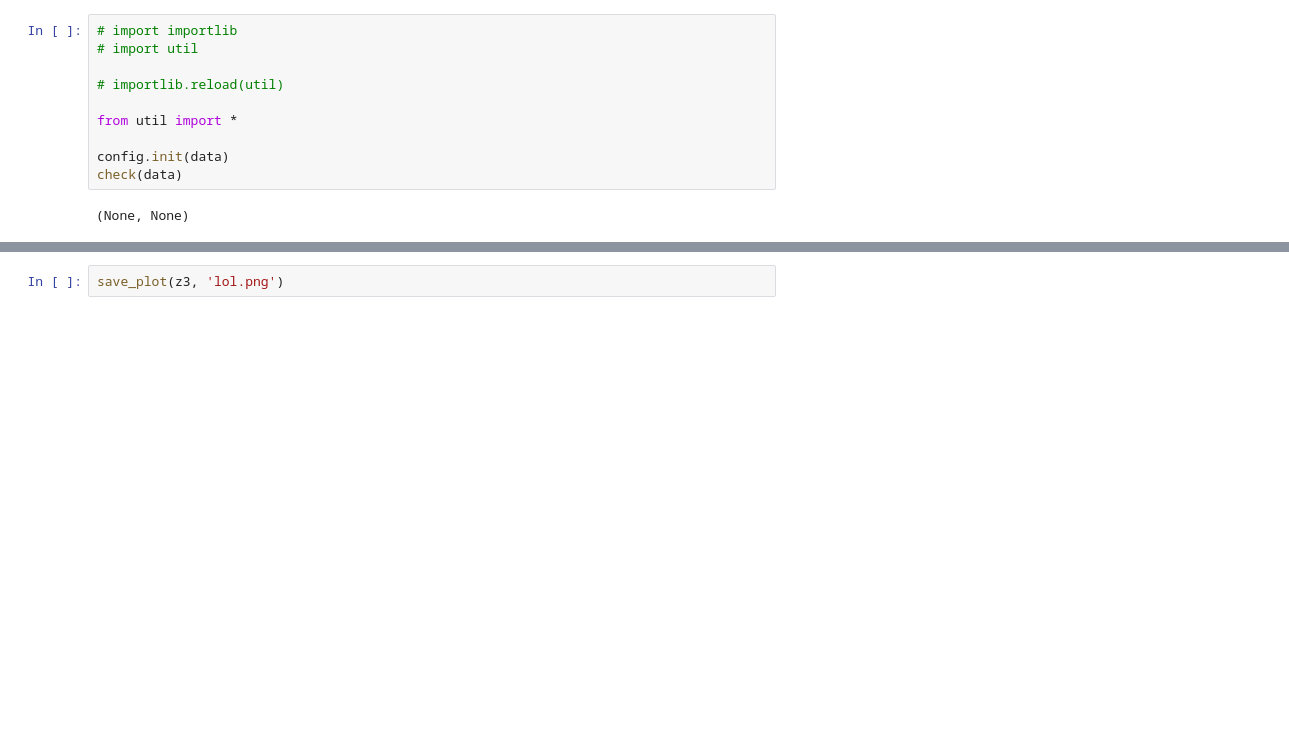
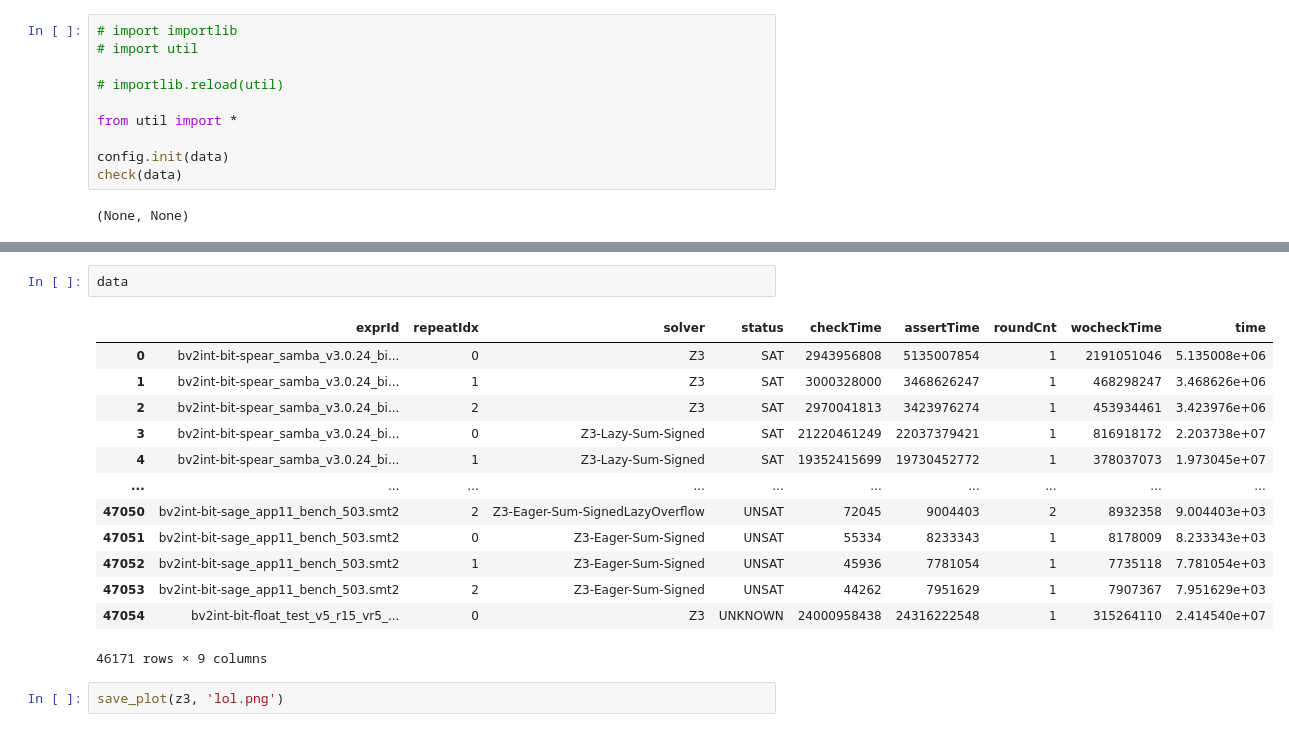
Before and after one commit to Bupaheh/bv2int-jupyter, a Jupyter notebook: benchmarkRes.ipynb, the cells around one changed output, grey strips where cells are left out. Drawn from its saved outputs; the diff is of its cells as text; blank space fills up the shorter version.

```diff
--- a/benchmarkRes.ipynb
+++ b/benchmarkRes.ipynb
@@ -187,3 +201,19 @@ data.drop_duplicates(['solver', 'exprId']).groupby('solver')['status'].apply(lam
+# %%
+data
+# %% [output]
+|  | exprId | repeatIdx | solver | status | checkTime | assertTime | roundCnt | wocheckTime | time |
+| 0 | bv2int-bit-spear_samba_v3.0.24_bi... | 0 | Z3 | SAT | 2943956808 | 5135007854 | 1 | 2191051046 | 5.135008e+06 |
+| 1 | bv2int-bit-spear_samba_v3.0.24_bi... | 1 | Z3 | SAT | 3000328000 | 3468626247 | 1 | 468298247 | 3.468626e+06 |
+| 2 | bv2int-bit-spear_samba_v3.0.24_bi... | 2 | Z3 | SAT | 2970041813 | 3423976274 | 1 | 453934461 | 3.423976e+06 |
+| 3 | bv2int-bit-spear_samba_v3.0.24_bi... | 0 | Z3-Lazy-Sum-Signed | SAT | 21220461249 | 22037379421 | 1 | 816918172 | 2.203738e+07 |
+| 4 | bv2int-bit-spear_samba_v3.0.24_bi... | 1 | Z3-Lazy-Sum-Signed | SAT | 19352415699 | 19730452772 | 1 | 378037073 | 1.973045e+07 |
+| ... | ... | ... | ... | ... | ... | ... | ... | ... | ... |
+| 47050 | bv2int-bit-sage_app11_bench_503.smt2 | 2 | Z3-Eager-Sum-SignedLazyOverflow | UNSAT | 72045 | 9004403 | 2 | 8932358 | 9.004403e+03 |
+| 47051 | bv2int-bit-sage_app11_bench_503.smt2 | 0 | Z3-Eager-Sum-Signed | UNSAT | 55334 | 8233343 | 1 | 8178009 | 8.233343e+03 |
+| 47052 | bv2int-bit-sage_app11_bench_503.smt2 | 1 | Z3-Eager-Sum-Signed | UNSAT | 45936 | 7781054 | 1 | 7735118 | 7.781054e+03 |
+| 47053 | bv2int-bit-sage_app11_bench_503.smt2 | 2 | Z3-Eager-Sum-Signed | UNSAT | 44262 | 7951629 | 1 | 7907367 | 7.951629e+03 |
+| 47054 | bv2int-bit-float_test_v5_r15_vr5_... | 0 | Z3 | UNKNOWN | 24000958438 | 24316222548 | 1 | 315264110 | 2.414540e+07 |
+46171 rows × 9 columns
 # %%
 save_plot(z3, 'lol.png')
 # %% [output]
```
Also changed, not shown: parts of 16 cells of this notebook.
